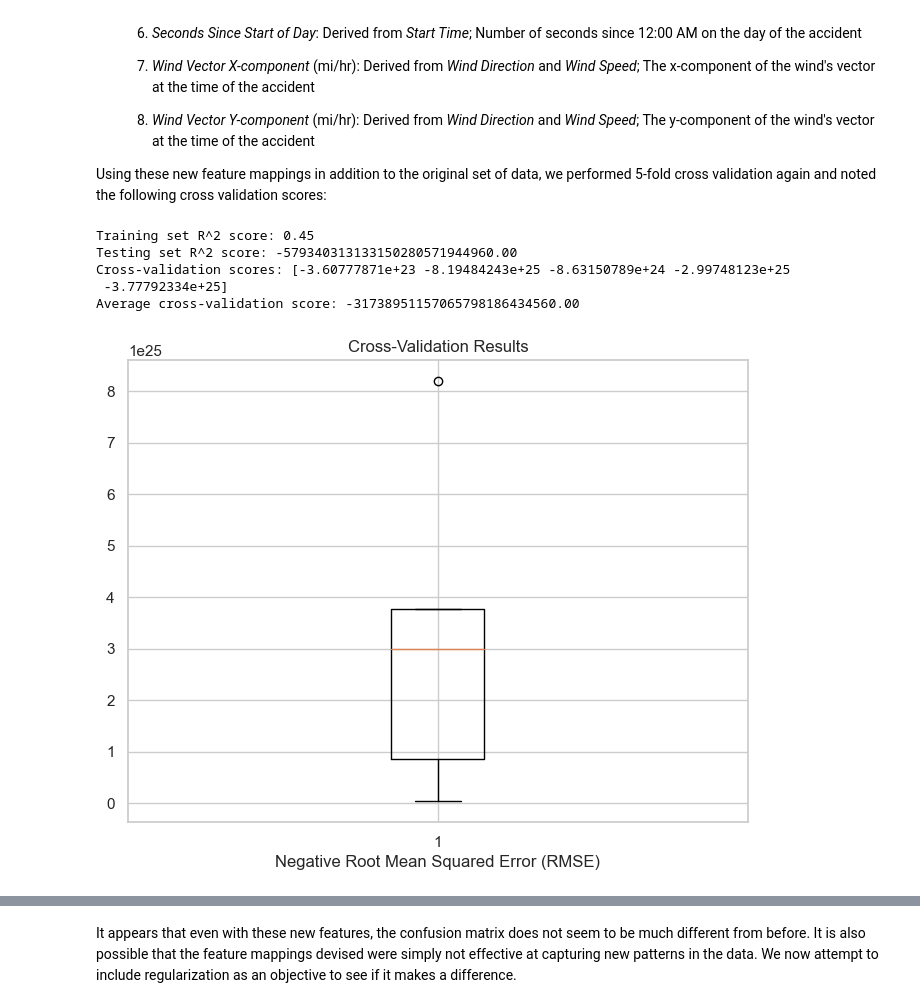
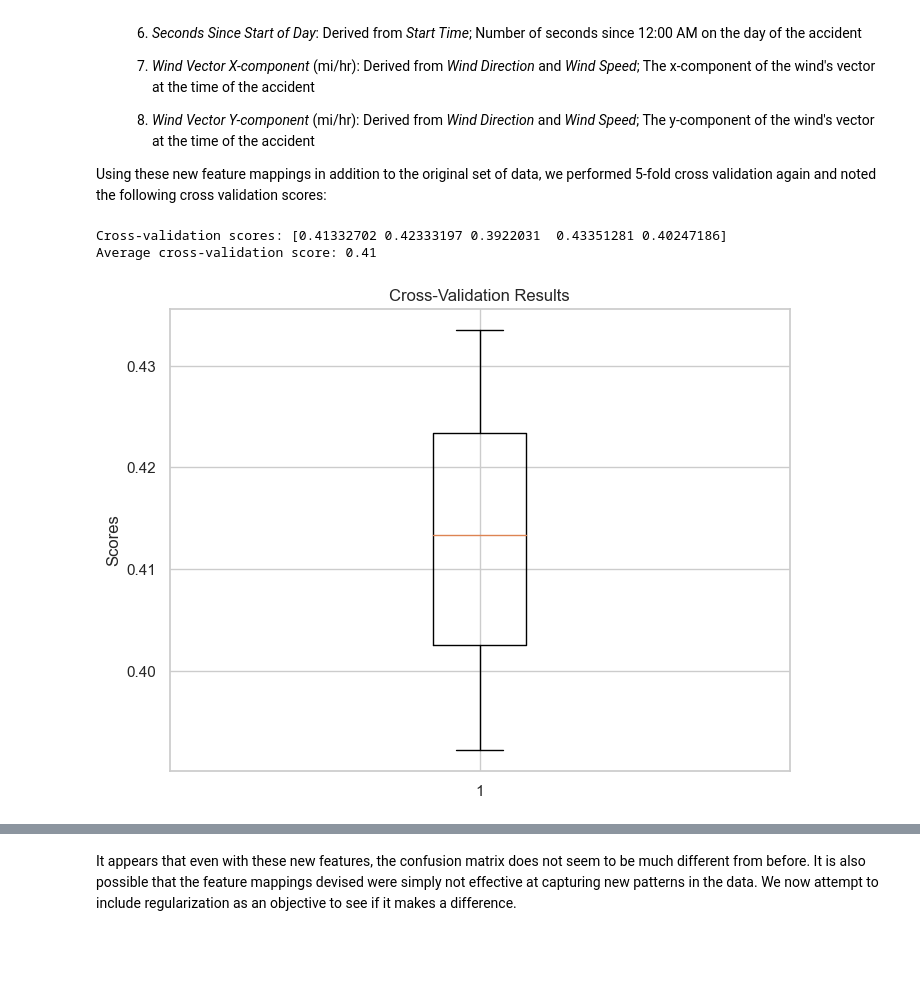
Before and after one commit to sseshadri26/ECE133A-Project, a Jupyter notebook: Project Notebook.ipynb, the cells around one changed output, grey strips where cells are left out. Saved outputs shown, nothing was run; the diff lists cells and outputs as text; code cells hidden in the pictures; blank space fills up the shorter version.

```diff
--- a/Project Notebook.ipynb
+++ b/Project Notebook.ipynb
@@ -136,7 +136,7 @@ from sklearn.cluster import KMeans
 import matplotlib.pyplot as plt
 
 # csv_file_name = "final_data_crashes.csv"
-csv_file_name = "final_data_crashes_small_even.csv"
+csv_file_name = "final_data_crashes_medium_even.csv"
 df = pd.read_csv(csv_file_name)
 
 
@@ -736,7 +734,7 @@ y = data[:, -1]
 
 X_train, X_test, y_train, y_test = train_test_split(X, y, test_size=0.2, random_state=42)
 
-regressor = LinearRegression()
+regressor = Ridge(alpha=0.000000001)
 regressor.fit(X_train, y_train)
 
 # predict using the training and testing data to get scores
@@ -746,29 +744,26 @@ y_pred_test = regressor.predict(X_test).round()
 train_score = regressor.score(X_train, y_train)
 test_score = regressor.score(X_test, y_test)
 
-# print the R^2 scores
-print("Training set R^2 score: {:.2f}".format(train_score))
-print("Testing set R^2 score: {:.2f}".format(test_score))
+# # print the R^2 scores
+# print("Training set R^2 score: {:.2f}".format(train_score))
+# print("Testing set R^2 score: {:.2f}".format(test_score))
 
 # print the cross-validation scores
 scores = cross_val_score(regressor, X, y, cv=5, scoring='r2')
 print("Cross-validation scores: {}".format(scores))
 print("Average cross-validation score: {:.2f}".format(scores.mean()))
 # %% [output]
-Training set R^2 score: 0.45
-Testing set R^2 score: -579340313133150280571944960.00
-Cross-validation scores: [-3.60777871e+23 -8.19484243e+25 -8.63150789e+24 -2.99748123e+25
- -3.77792334e+25]
-Average cross-validation score: -31738951157065798186434560.00
+Cross-validation scores: [0.41332702 0.42333197 0.3922031  0.43351281 0.40247186]
+Average cross-validation score: 0.41
 # %%
 sns.set(style="whitegrid")
 plt.figure(figsize=(8, 6))
 plt.title("Cross-Validation Results")
-plt.xlabel("Negative Root Mean Squared Error (RMSE)")
-plt.boxplot(-scores)
+plt.ylabel("Scores")
+plt.boxplot(scores)
 plt.show()
 # %% [output]
-[figure, old version]
+[figure, new version]
 # %%
 import numpy as np
 import matplotlib.pyplot as plt
```
Also changed, not shown: parts of 21 cells of this notebook.
